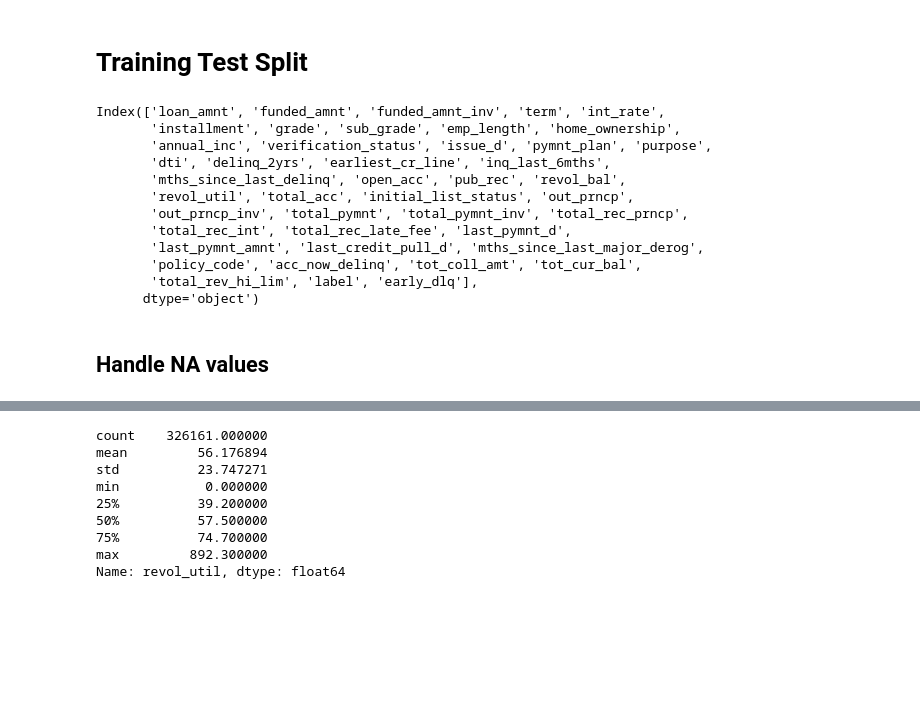
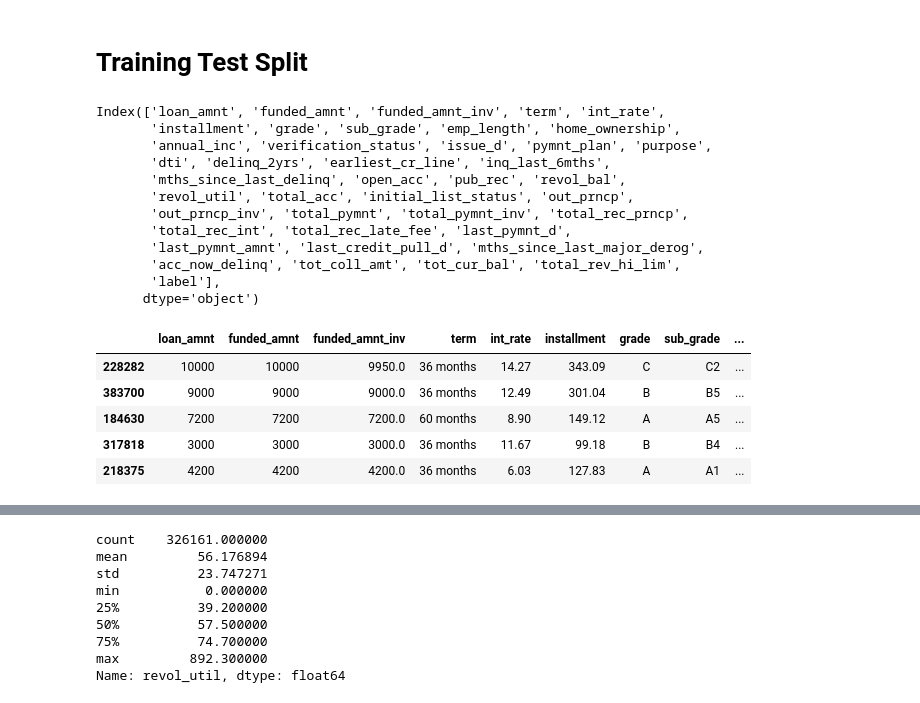
Before and after one commit to auslei/credit_risk_modelling, a Jupyter notebook: p1_Credit_Risk_Modelling_v1.ipynb, the cells around one changed output, grey strips where cells are left out. Saved outputs shown, nothing was run; the diff lists cells and outputs as text; code cells hidden in the pictures; blank space fills up the shorter version.

```diff
--- a/p1_Credit_Risk_Modelling_v1.ipynb
+++ b/p1_Credit_Risk_Modelling_v1.ipynb
@@ -692,14 +730,12 @@ NameError: name 'cat_columns_final' is not defined
 # %% [markdown]
 # Training Test Split
 # %%
-df = pd.read_pickle('./data/loan_data_processed.pickle')
+from sklearn.model_selection import train_test_split
+import pandas as pd
 
+df = pd.read_pickle('./data/loan_data_processed_feature_selected.pickle')
 print(df.columns)
 
-# drop NA row for low na count columns
-df.dropna(subset=['annual_inc', 'delinq_2yrs', 'pub_rec', 'open_acc', 'total_acc', 'acc_now_delinq', 'revol_util'], inplace = True)
-
-from sklearn.model_selection import train_test_split
 
 X = df.drop(['label'], axis = 1)
 y = df[['label']]
@@ -713,7 +749,7 @@ Index(['loan_amnt', 'funded_amnt', 'funded_amnt_inv', 'term', 'int_rate',
        'out_prncp_inv', 'total_pymnt', 'total_pymnt_inv', 'total_rec_prncp',
        'total_rec_int', 'total_rec_late_fee', 'last_pymnt_d',
        'last_pymnt_amnt', 'last_credit_pull_d', 'mths_since_last_major_derog',
-       'policy_code', 'acc_now_delinq', 'tot_coll_amt', 'tot_cur_bal',
-       'total_rev_hi_lim', 'label', 'early_dlq'],
+       'acc_now_delinq', 'tot_coll_amt', 'tot_cur_bal', 'total_rev_hi_lim',
+       'label'],
       dtype='object')
 # %%
@@ -721,5 +757,12 @@ X_train, X_test, y_train, y_test = train_test_split(X, y, train_size = 0.7)
-# %% [markdown]
-## Handle NA values
+# %%
+X_train.head()
+# %% [output]
+|  | loan_amnt | funded_amnt | funded_amnt_inv | term | int_rate | installment | grade | sub_grade | ... |
+| 228282 | 10000 | 10000 | 9950.0 | 36 months | 14.27 | 343.09 | C | C2 | ... |
+| 383700 | 9000 | 9000 | 9000.0 | 36 months | 12.49 | 301.04 | B | B5 | ... |
+| 184630 | 7200 | 7200 | 7200.0 | 60 months | 8.90 | 149.12 | A | A5 | ... |
+| 317818 | 3000 | 3000 | 3000.0 | 36 months | 11.67 | 99.18 | B | B4 | ... |
+| 218375 | 4200 | 4200 | 4200.0 | 36 months | 6.03 | 127.83 | A | A1 | ... |
 # %%
 X.shape, y.shape, X_train.shape, y_train.shape
 # %% [output]
```
Also changed, not shown: parts of 35 cells of this notebook.
